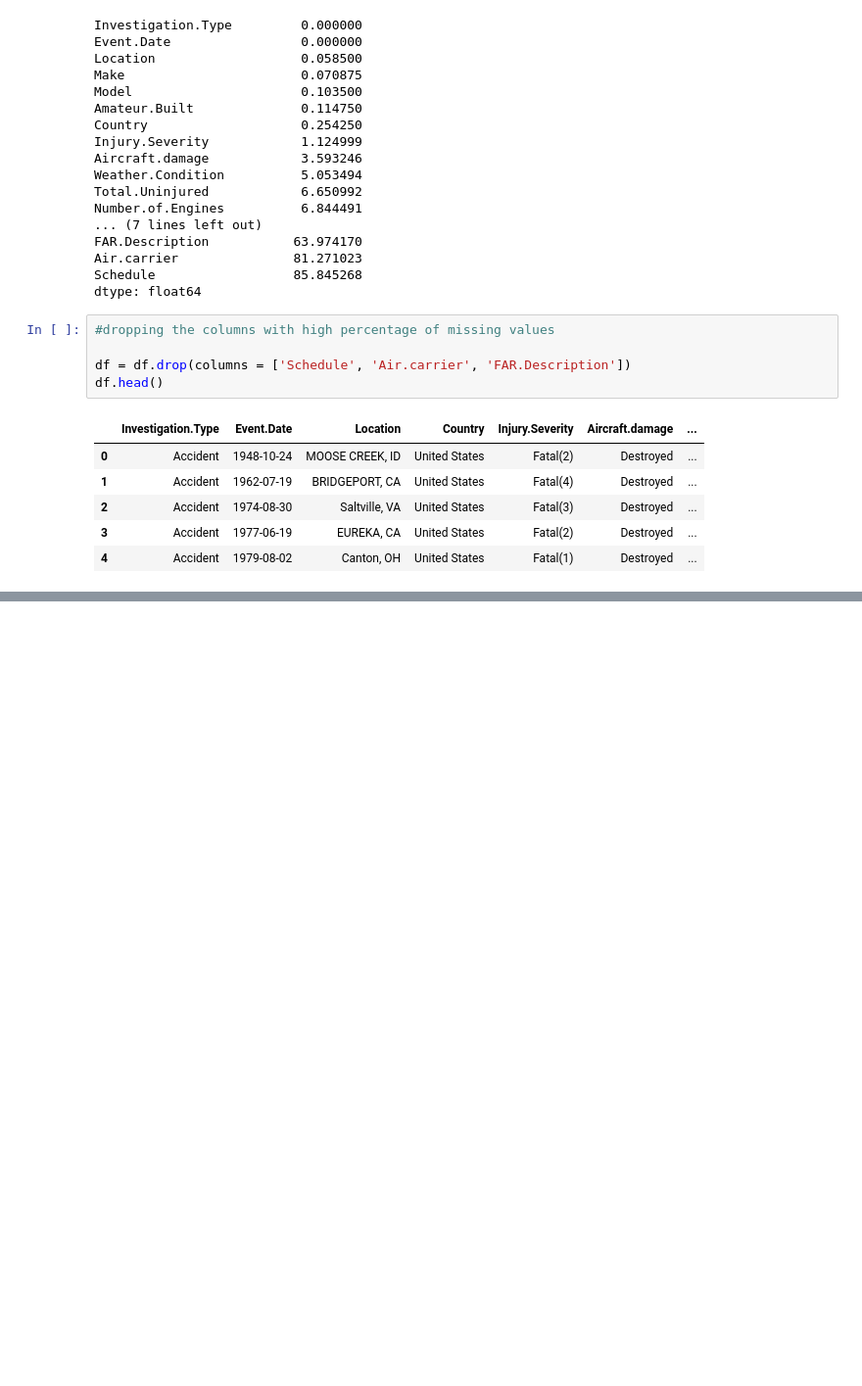
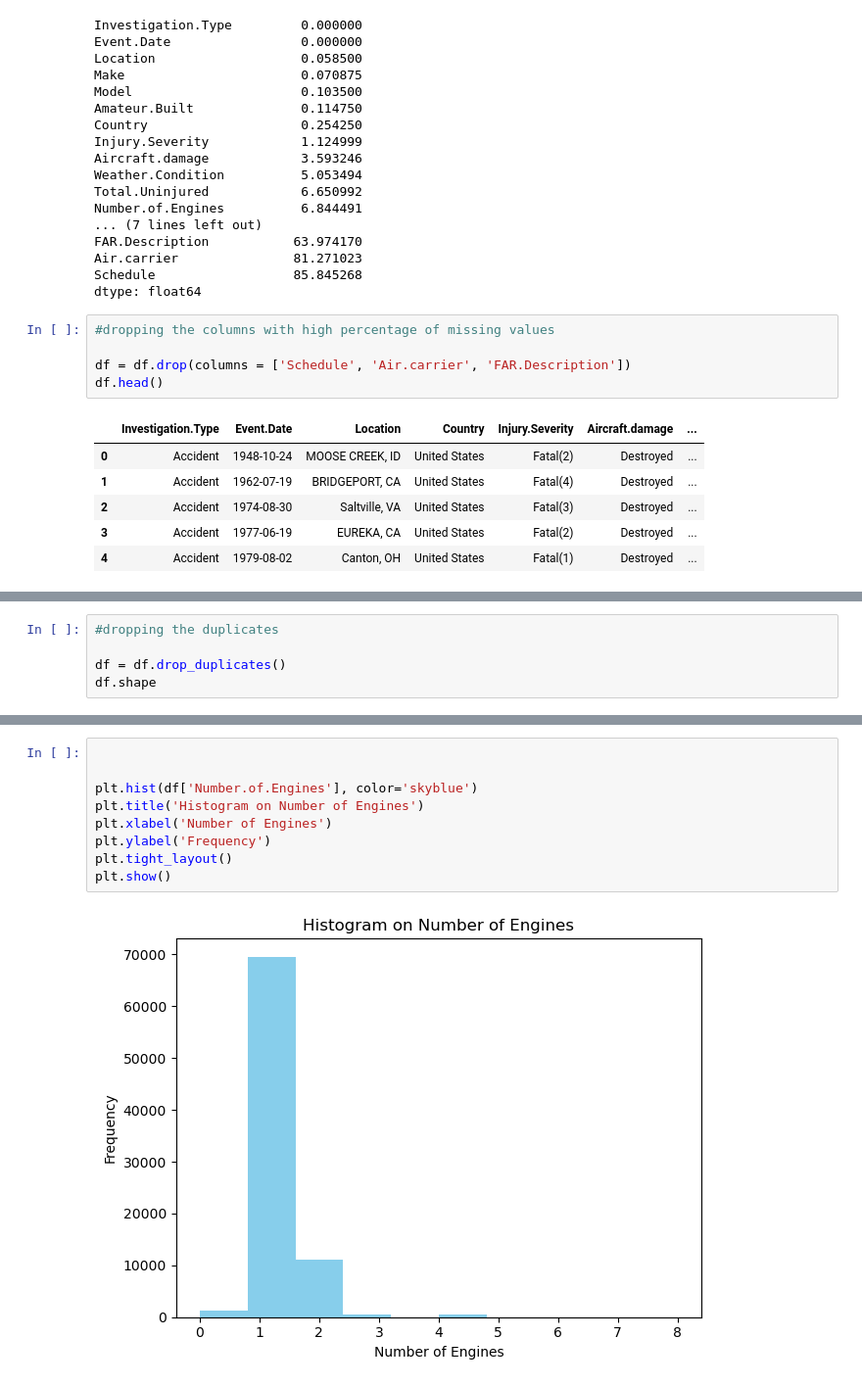
Before and after one commit to JuneHenia/Phase-1-Aviation-Project, a Jupyter notebook: notebooks/Phase 1 project.ipynb, the cells around one changed output, grey strips where cells are left out. Shown at 98% size. Cells and saved outputs as stored; diff of their text form; blank space fills up the shorter version.

```diff
--- a/notebooks/Phase 1 project.ipynb
+++ b/notebooks/Phase 1 project.ipynb
@@ -191,0 +204,5 @@ df.head()
+# %%
+#dropping the duplicates
+
+df = df.drop_duplicates()
+df.shape
@@ -191,0 +285,11 @@ df.head()
+# %%
+
+
+plt.hist(df['Number.of.Engines'], color='skyblue')
+plt.title('Histogram on Number of Engines')
+plt.xlabel('Number of Engines')
+plt.ylabel('Frequency')
+plt.tight_layout()
+plt.show()
+# %% [output]
+[figure, added]
```
Also changed, not shown: parts of 13 cells of this notebook.
